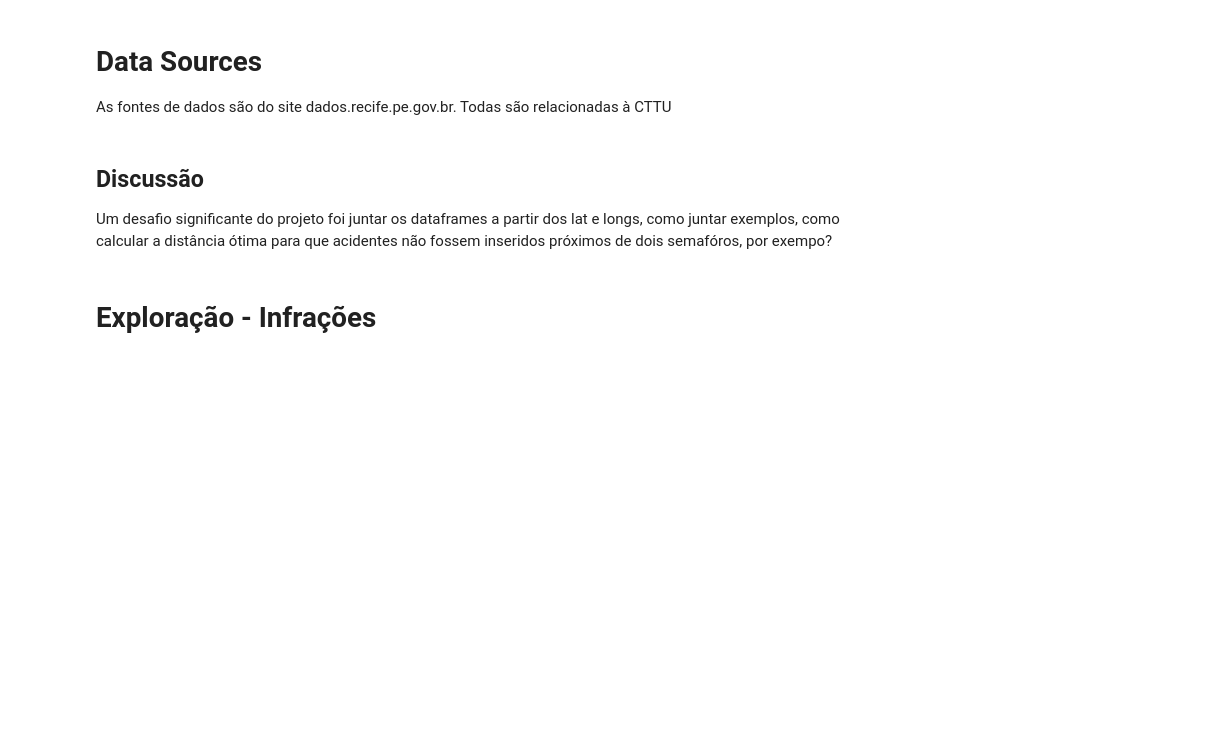
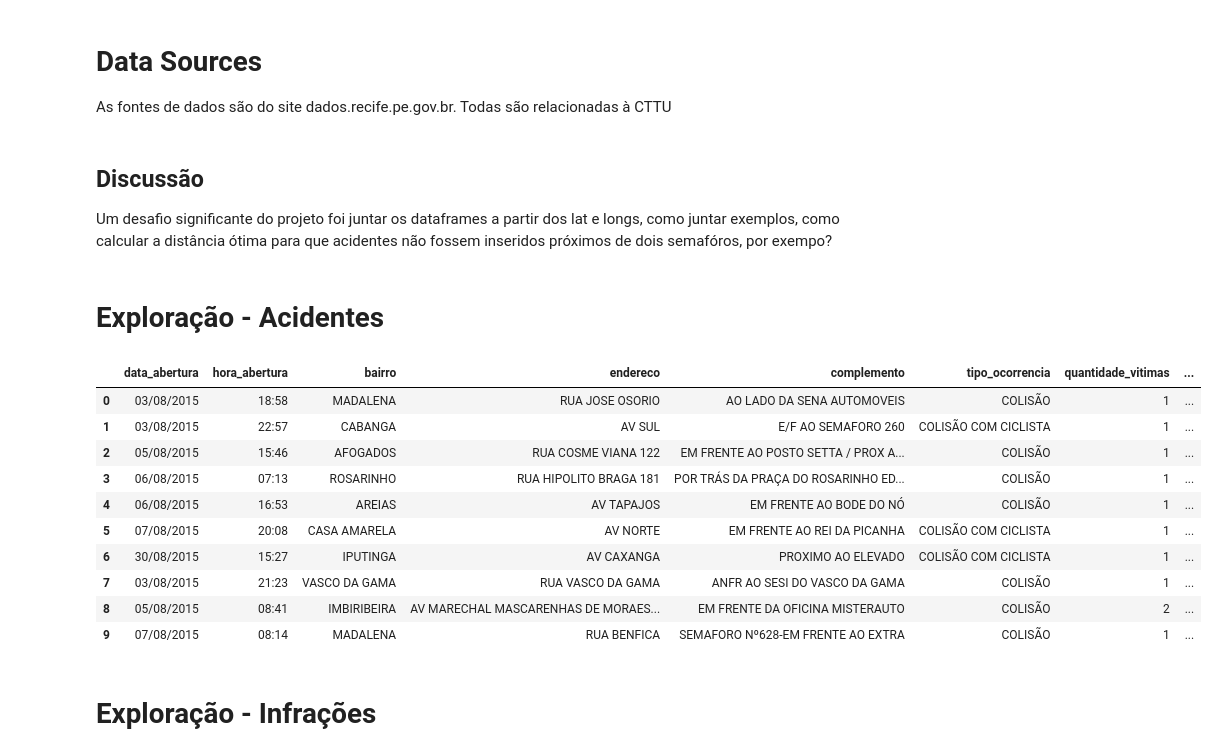
Before and after one commit to fbormann/DadosTransitoRecife, a Jupyter notebook: Projeto CTTU.ipynb, the cells around one changed output. Cells and saved outputs as stored; diff of their text form; code cells hidden in the pictures; blank space fills up the shorter version.

```diff
--- a/Projeto CTTU.ipynb
+++ b/Projeto CTTU.ipynb
@@ -42,6 +49,22 @@ infracoes_2016 = pandas.read_csv("data/infracoes/relatorio-de-multas-implantadas
 ## Discussão
 Um desafio significante do projeto foi juntar os dataframes a partir dos lat e longs, como juntar exemplos,
 como calcular a distância ótima para que acidentes não fossem inseridos próximos de dois semafóros, por exempo?
+# %% [markdown]
+# Exploração - Acidentes
+# %%
+acidentes_2015.head(10)
+# %% [output]
+|  | data_abertura | hora_abertura | bairro | endereco | complemento | tipo_ocorrencia | quantidade_vitimas | ... |
+| 0 | 03/08/2015 | 18:58 | MADALENA | RUA JOSE OSORIO | AO LADO DA SENA AUTOMOVEIS | COLISÃO | 1 | ... |
+| 1 | 03/08/2015 | 22:57 | CABANGA | AV SUL | E/F AO SEMAFORO 260 | COLISÃO COM CICLISTA | 1 | ... |
+| 2 | 05/08/2015 | 15:46 | AFOGADOS | RUA COSME VIANA 122 | EM FRENTE AO POSTO SETTA / PROX A... | COLISÃO | 1 | ... |
+| 3 | 06/08/2015 | 07:13 | ROSARINHO | RUA HIPOLITO BRAGA 181 | POR TRÁS DA PRAÇA DO ROSARINHO ED... | COLISÃO | 1 | ... |
+| 4 | 06/08/2015 | 16:53 | AREIAS | AV TAPAJOS | EM FRENTE AO BODE DO NÓ | COLISÃO | 1 | ... |
+| 5 | 07/08/2015 | 20:08 | CASA AMARELA | AV NORTE | EM FRENTE AO REI DA PICANHA | COLISÃO COM CICLISTA | 1 | ... |
+| 6 | 30/08/2015 | 15:27 | IPUTINGA | AV CAXANGA | PROXIMO AO ELEVADO | COLISÃO COM CICLISTA | 1 | ... |
+| 7 | 03/08/2015 | 21:23 | VASCO DA GAMA | RUA VASCO DA GAMA | ANFR AO SESI DO VASCO DA GAMA | COLISÃO | 1 | ... |
+| 8 | 05/08/2015 | 08:41 | IMBIRIBEIRA | AV MARECHAL MASCARENHAS DE MORAES... | EM FRENTE DA OFICINA MISTERAUTO | COLISÃO | 2 | ... |
+| 9 | 07/08/2015 | 08:14 | MADALENA | RUA BENFICA | SEMAFORO Nº628-EM FRENTE AO EXTRA | COLISÃO | 1 | ... |
 # %% [markdown]
 # Exploração - Infrações
 # %%
```
Also changed, not shown: parts of 51 cells of this notebook.
